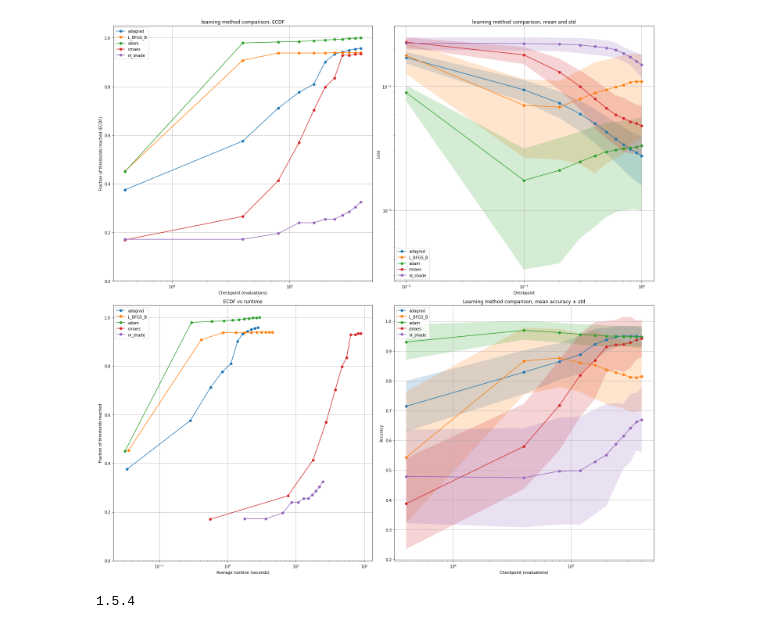
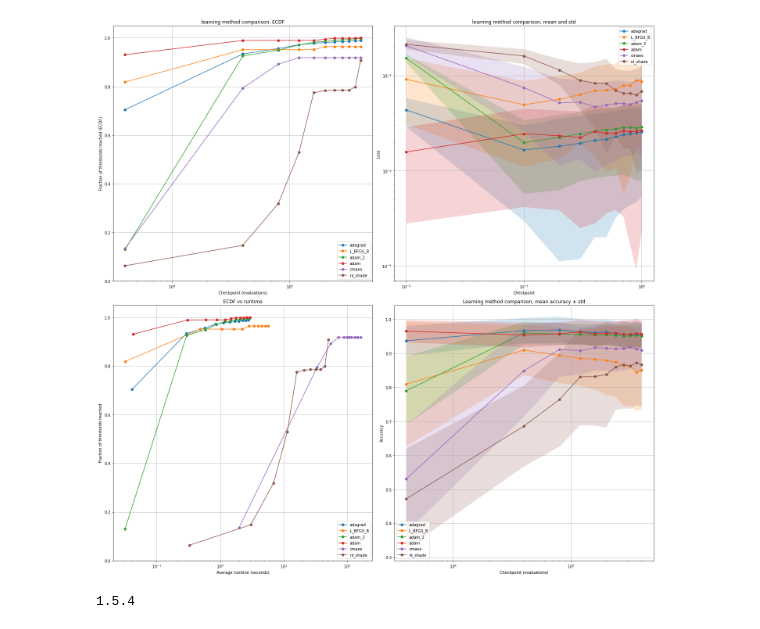
Before and after one commit to brzoza6538/stochastic-gradient-vs-global-methods, a Jupyter notebook: networks_iris/net_comparison.ipynb, the cells around one changed output. Cells and saved outputs as stored; diff of their text form; code cells hidden in the pictures.

```diff
--- a/networks_iris/net_comparison.ipynb
+++ b/networks_iris/net_comparison.ipynb
@@ -20,20 +20,24 @@ def scale(x):
     return x_scaled
 # %%
 logs = [
-    # { "name" : "adagrad", "path": "./Adagrad/ada_net_aclosstim_logs/ada_net_aclosstim_records.csv", "run_path": "./Adagrad/ada_net_aclosstim_logs/ada_net_aclosstim_run_records.csv"},
-    # { "name" : "L_BFGS_B", "path": "./BFGS/bfgs_net_aclosstim_logs/bfgs_net_aclosstim_records.csv", "run_path": "./BFGS/bfgs_net_aclosstim_logs/bfgs_net_aclosstim_run_records.csv"},
+    # { "name" : "adagrad_2", "path": "./Adagrad/ada_net_aclosstim_tanh_2_logs/ada_net_aclosstim_tanh_2_records.csv", "run_path": "./Adagrad/ada_net_aclosstim_tanh_2_logs/ada_net_aclosstim_tanh_2_run_records.csv"},
+    { "name" : "adagrad", "path": "./Adagrad/ada_net_aclosstim_tanh_logs/ada_net_aclosstim_tanh_records.csv", "run_path": "./Adagrad/ada_net_aclosstim_tanh_logs/ada_net_aclosstim_tanh_run_records.csv"},
+    # { "name" : "L_BFGS_B", "path": "./BFGS/bfgs_net_aclosstim_tanh_logs/bfgs_net_aclosstim_tanh_records.csv", "run_path": "./BFGS/bfgs_net_aclosstim_tanh_logs/bfgs_net_aclosstim_tanh_run_records.csv"},
+    { "name" : "L_BFGS_B", "path": "./BFGS/bfgs_net_aclosstim_tanh_2_logs/bfgs_net_aclosstim_tanh_2_records.csv", "run_path": "./BFGS/bfgs_net_aclosstim_tanh_2_logs/bfgs_net_aclosstim_tanh_2_run_records.csv"},
 
-    # { "name" : "adam", "path": "./Adam/adam_net_aclosstim_logs/adam_net_aclosstim_records.csv", "run_path": "./Adam/adam_net_aclosstim_logs/adam_net_aclosstim_run_records.csv"},
-    # { "name" : "cmaes", "path": "./CMAES/cmaes_net_aclosstim_logs/cmaes_net_aclosstim_records.csv", "run_path": "./CMAES/cmaes_net_aclosstim_logs/cmaes_net_aclosstim_run_records.csv"},
-    # { "name" : "nl_shade", "path": "./NLShade/nl_net_aclosstim_logs/nl_net_aclosstim_records.csv", "run_path": "./NLShade/nl_net_aclosstim_logs/nl_net_aclosstim_run_records.csv"},
-
-
-    { "name" : "adagrad", "path": "./Adagrad/ada_net_aclosstim_tanh_logs/ada_net_aclosstim_tanh_records.csv", "run_path": "./Adagrad/ada_net_aclosstim_tanh_logs/ada_net_aclosstim_tanh_run_records.csv"},
-    { "name" : "L_BFGS_B", "path": "./BFGS/bfgs_net_aclosstim_tanh_logs/bfgs_net_aclosstim_tanh_records.csv", "run_path": "./BFGS/bfgs_net_aclosstim_tanh_logs/bfgs_net_aclosstim_tanh_run_records.csv"},
+    # { "name" : "adam_2", "path": "./Adam/adam_net_aclosstim_tanh_2_logs/adam_net_aclosstim_tanh_2_records.csv", "run_path": "./Adam/adam_net_aclosstim_tanh_2_logs/adam_net_aclosstim_tanh_2_run_records.csv"},
 
     { "name" : "adam", "path": "./Adam/adam_net_aclosstim_tanh_logs/adam_net_aclosstim_tanh_records.csv", "run_path": "./Adam/adam_net_aclosstim_tanh_logs/adam_net_aclosstim_tanh_run_records.csv"},
-    { "name" : "cmaes", "path": "./CMAES/cmaes_net_aclosstim_tanh_logs/cmaes_net_aclosstim_tanh_records.csv", "run_path": "./CMAES/cmaes_net_aclosstim_tanh_logs/cmaes_net_aclosstim_tanh_run_records.csv"},
-    { "name" : "nl_shade", "path": "./NLShade/nl_net_aclosstim_tanh_logs/nl_net_aclosstim_tanh_records.csv", "run_path": "./NLShade/nl_net_aclosstim_tanh_logs/nl_net_aclosstim_tanh_run_records.csv"},
+    # { "name" : "cmaes", "path": "./CMAES/cmaes_net_aclosstim_tanh_logs/cmaes_net_aclosstim_tanh_records.csv", "run_path": "./CMAES/cmaes_net_aclosstim_tanh_logs/cmaes_net_aclosstim_tanh_run_records.csv"},
+    { "name" : "cmaes", "path": "./CMAES/cmaes_net_aclosstim_tanh_2_logs/cmaes_net_aclosstim_tanh_2_records.csv", "run_path": "./CMAES/cmaes_net_aclosstim_tanh_2_logs/cmaes_net_aclosstim_tanh_2_run_records.csv"},
+
+    # # { "name" : "nl_shade", "path": "./NLShade/nl_net_aclosstim_tanh_logs/nl_net_aclosstim_tanh_records.csv", "run_path": "./NLShade/nl_net_aclosstim_tanh_logs/nl_net_aclosstim_tanh_run_records.csv"},
+    # { "name" : "nl_shade_2", "path": "./NLShade/nl_net_aclosstim_tanh_2_logs/nl_net_aclosstim_tanh_2_records.csv", "run_path": "./NLShade/nl_net_aclosstim_tanh_2_logs/nl_net_aclosstim_tanh_2_run_records.csv"},
+    # { "name" : "nl_shade_3", "path": "./NLShade/nl_net_aclosstim_tanh_3_logs/nl_net_aclosstim_tanh_3_records.csv", "run_path": "./NLShade/nl_net_aclosstim_tanh_3_logs/nl_net_aclosstim_tanh_3_run_records.csv"},
+    # { "name" : "nl_shade_4", "path": "./NLShade/nl_net_aclosstim_tanh_4_logs/nl_net_aclosstim_tanh_4_records.csv", "run_path": "./NLShade/nl_net_aclosstim_tanh_4_logs/nl_net_aclosstim_tanh_4_run_records.csv"},
+    # # { "name" : "nl_shade_5", "path": "./NLShade/nl_net_aclosstim_tanh_5_logs/nl_net_aclosstim_tanh_5_records.csv", "run_path": "./NLShade/nl_net_aclosstim_tanh_5_logs/nl_net_aclosstim_tanh_5_run_records.csv"},
+    { "name" : "nl_shade", "path": "./NLShade/nl_net_aclosstim_tanh_6_logs/nl_net_aclosstim_tanh_6_records.csv", "run_path": "./NLShade/nl_net_aclosstim_tanh_6_logs/nl_net_aclosstim_tanh_6_run_records.csv"},
+    # { "name" : "nl_shade_7", "path": "./NLShade/nl_net_aclosstim_tanh_7_logs/nl_net_aclosstim_tanh_7_records.csv", "run_path": "./NLShade/nl_net_aclosstim_tanh_7_logs/nl_net_aclosstim_tanh_7_run_records.csv"},
 
 ]
 # %%
@@ -449,16 +453,16 @@ def compare(logs):
 # %%
 to_compare = []
 
 # indxs = [3, 4, 5, 6, ]
 # indxs = [10, 11, 12]
-indxs = [0, 1, 2, 3, 4]
+indxs = [0, 1, 2, 3, 4,5]
 
 for i in indxs:
     to_compare.append(logs[i])
 
 compare(to_compare)
 # %% [output]
-[figure, old version]
+[figure, new version]
 # %%
 import scipy
 print(scipy.__version__)
```
Also changed, not shown: 17 other files.
